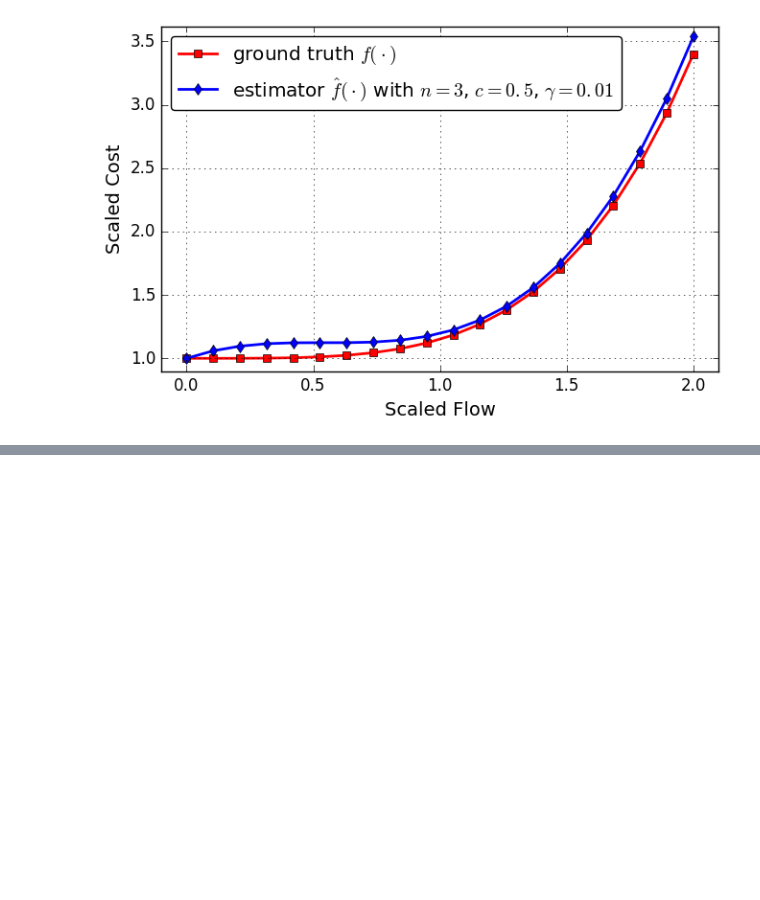
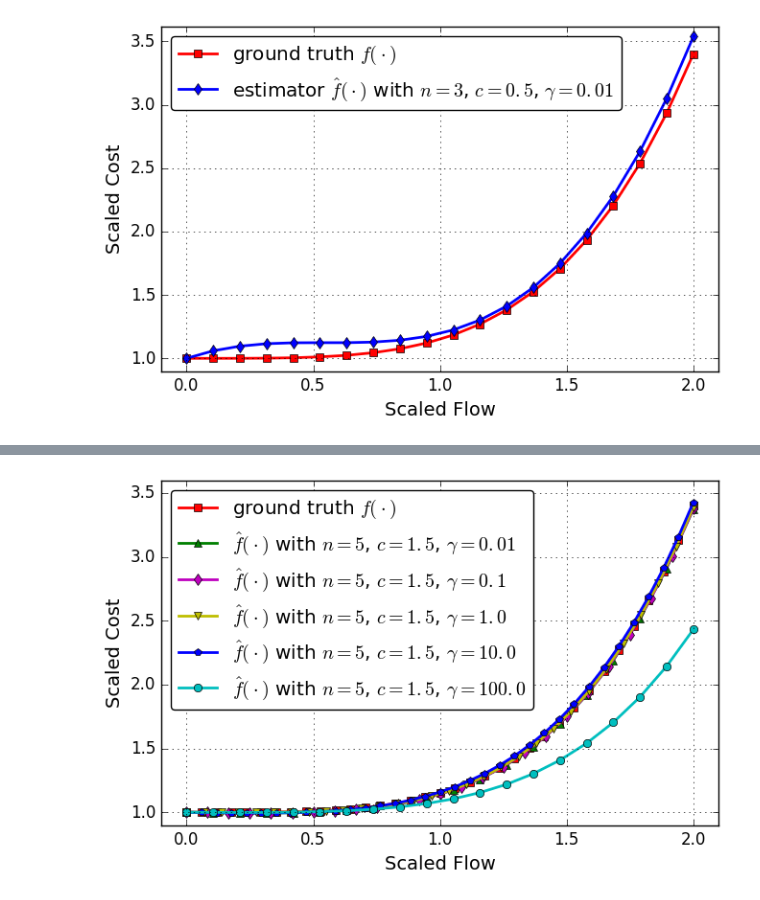
Before and after one commit to jingzbu/InverseVIsTraffic, a Jupyter notebook: 04_3_InverseVI_multi_class_cdc17/01_Sioux/03_plot_costf_Sioux.ipynb, the cells around one changed output, grey strips where cells are left out. Saved outputs shown, nothing was run; the diff lists cells and outputs as text; code cells hidden in the pictures; blank space fills up the shorter version.

```diff
--- a/04_3_InverseVI_multi_class_cdc17/01_Sioux/03_plot_costf_Sioux.ipynb
+++ b/04_3_InverseVI_multi_class_cdc17/01_Sioux/03_plot_costf_Sioux.ipynb
@@ -101,0 +210,53 @@ savefig("./results_Sioux/fitting_Sioux_multi_class_$(deg)_$(c)_$(lam).pdf")
+# %%
+using PyPlot
+
+PyPlot.figure(figsize=(7.5, 4.5))
+
+true_coeffs = [1, 0, 0, 0, 0.15]
+# true_coeffs = [1, .2, .5, .8, .15]
+
+est_coeffs_1 = coeffs_dict["($deg_1,$c_1,$lam_1)"]
+est_coeffs_2 = coeffs_dict["($deg_2,$c_2,$lam_2)"]
+est_coeffs_3 = coeffs_dict["($deg_3,$c_3,$lam_3)"]
+est_coeffs_4 = coeffs_dict["($deg_4,$c_4,$lam_4)"]
+est_coeffs_5 = coeffs_dict["($deg_5,$c_5,$lam_5)"]
+
+xs_true = linspace(0, 2, 35)
+xs_1 = linspace(0, 2, 20)
+xs_2 = linspace(0, 2, 25)
+xs_3 = linspace(0, 2, 30)
+xs_4 = linspace(0, 2, 35)
+xs_5 = linspace(0, 2, 20)
+
+ys_true = map(x->polyEval(true_coeffs, x), xs_true)
+ys_1 = map(x->polyEval(est_coeffs_1, x), xs_1)
+ys_2 = map(x->polyEval(est_coeffs_2, x), xs_2)
+ys_3 = map(x->polyEval(est_coeffs_3, x), xs_3)
+ys_4 = map(x->polyEval(est_coeffs_4, x), xs_4)
+ys_5 = map(x->polyEval(est_coeffs_5, x), xs_5)
+
+PyPlot.plot(xs_true, ys_true, "s-r", label=L"ground truth $f(\cdot)$", linewidth=2)
+PyPlot.plot(xs_1, ys_1, "^-g", label=L"$\hat f(\cdot)$ with $n = 5$, $c = 1.5$, $\gamma = 0.01$",
+linewidth=2)
+PyPlot.plot(xs_2, ys_2, "d-m", label=L"$\hat f(\cdot)$ with $n = 5$, $c = 1.5$, $\gamma = 0.1$",
+linewidth=2)
+PyPlot.plot(xs_3, ys_3, "v-y", label=L"$\hat f(\cdot)$ with $n = 5$, $c = 1.5$, $\gamma = 1.0$",
+linewidth=2)
+PyPlot.plot(xs_4, ys_4, "p-b", label=L"$\hat f(\cdot)$ with $n = 5$, $c = 1.5$, $\gamma = 10.0$",
+linewidth=2)
+PyPlot.plot(xs_5, ys_5, "o-c", label=L"$\hat f(\cdot)$ with $n = 5$, $c = 1.5$, $\gamma = 100.0$",
+linewidth=2)
+
+legend(loc="upper left", fancybox="true", numpoints=1)
+# plot(xs, ys, "--b")
+grid("on")
+xlim(-0.1, 2.1);
+ylim(0.9, 3.6);
+
+font1 = Dict("family"=>"rm","color"=>"k","weight"=>"normal","size"=>14)
+xlabel("Scaled Flow", fontdict=font1)
+ylabel("Scaled Cost", fontdict=font1)
+
+savefig("./results_Sioux/fitting_Sioux_multi_class_gamma.pdf")
+# %% [output]
+[figure, added]
```
Also changed, not shown: parts of 6 cells of this notebook, 17 other files.
